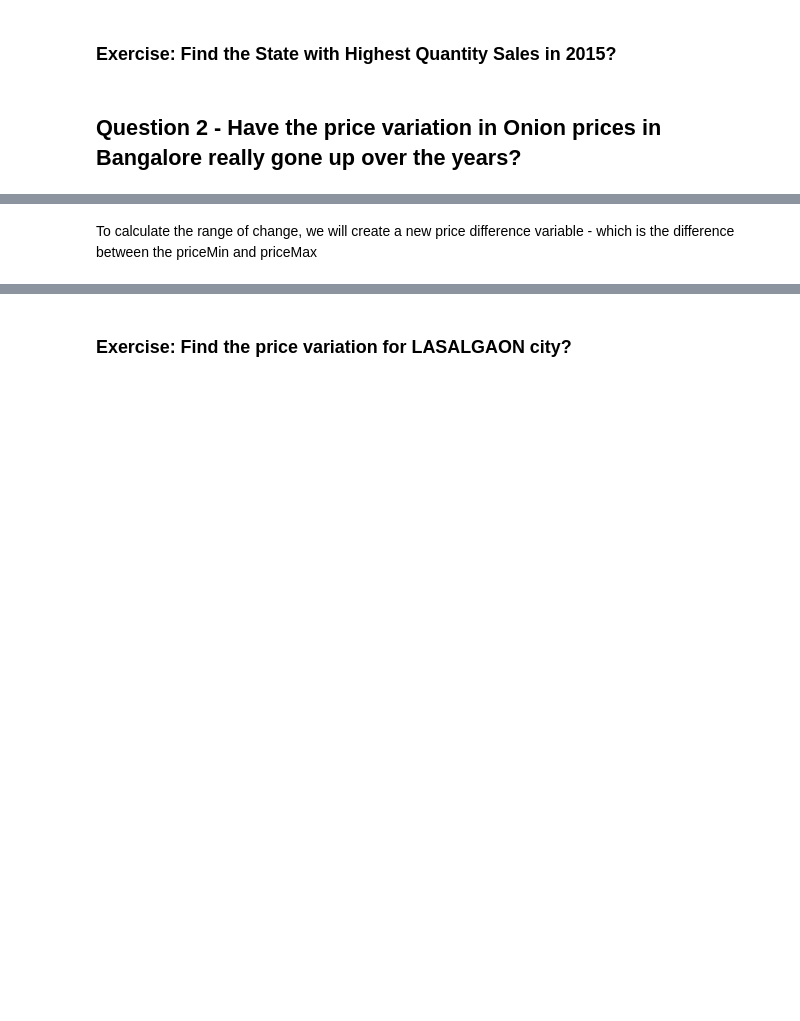
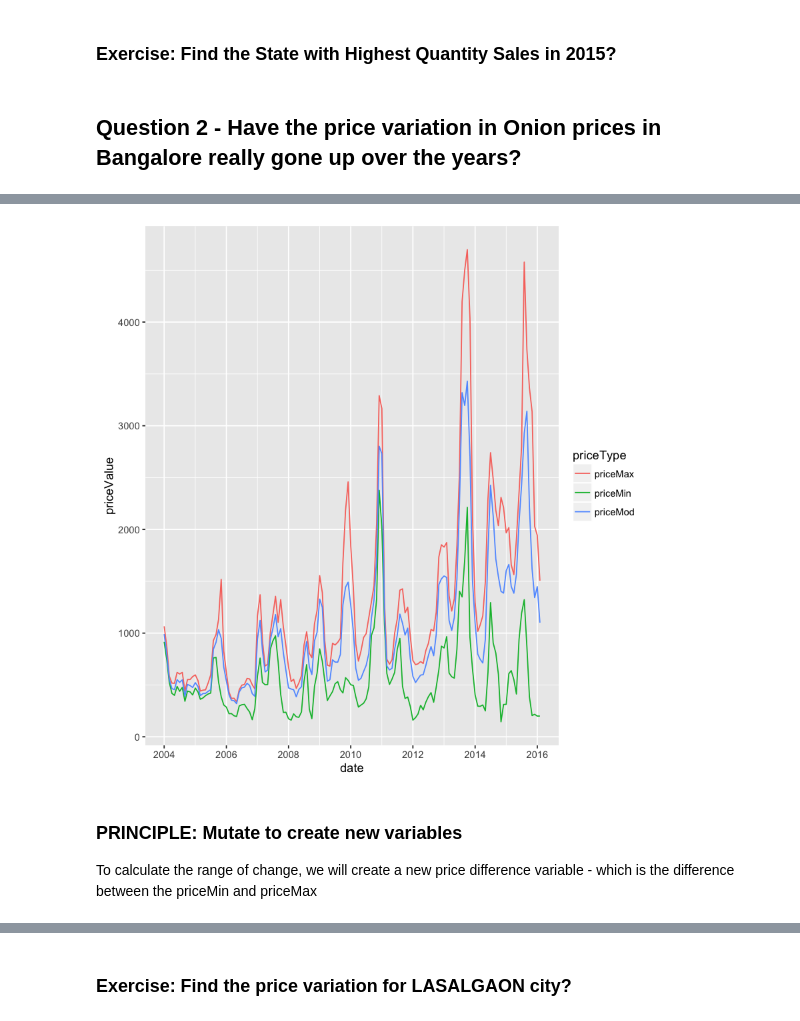
Before and after one commit to unnati-xyz/intro-R-data-science, a Jupyter notebook: onion/4-Explore.ipynb, the cells around one changed output, grey strips where cells are left out. Saved outputs shown, nothing was run; the diff lists cells and outputs as text; code cells hidden in the pictures; blank space fills up the shorter version.

```diff
--- a/onion/4-Explore.ipynb
+++ b/onion/4-Explore.ipynb
@@ -171,0 +301,3 @@ dfBang.plot(kind = "line", y = ['priceMin', 'priceMod', 'priceMax'])
+# %%
+dfBangTall <- dfBang %>%
+              gather("priceType", "priceValue", 5:7)
@@ -172,3 +314,8 @@ dfBang.plot(kind = "line", y = ['priceMin', 'priceMod', 'priceMax'])
+# %%
+ggplot(dfBangTall) + aes(date, y = priceValue, color = priceType) + geom_line()
+# %% [output]
+[figure, added]
 # %% [markdown]
+### PRINCIPLE: Mutate to create new variables
 To calculate the range of change, we will create a new price difference variable - which is the difference between the priceMin and priceMax
 # %%
```
Also changed, not shown: parts of 77 cells of this notebook, 2 other files.
